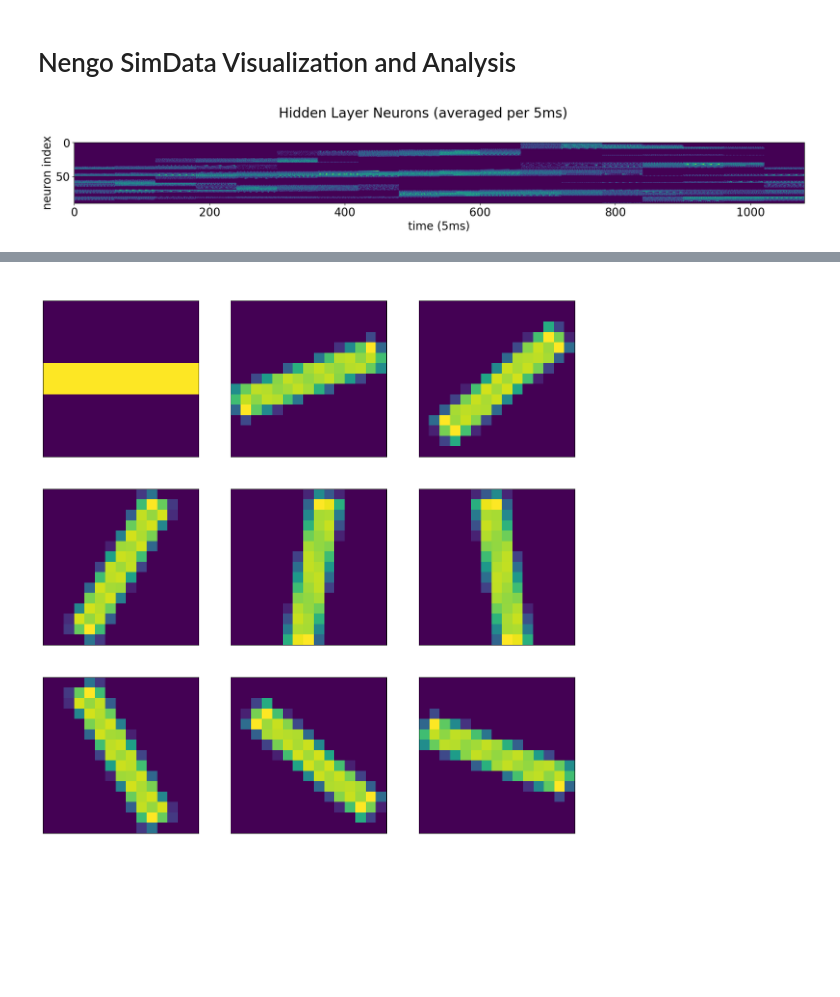
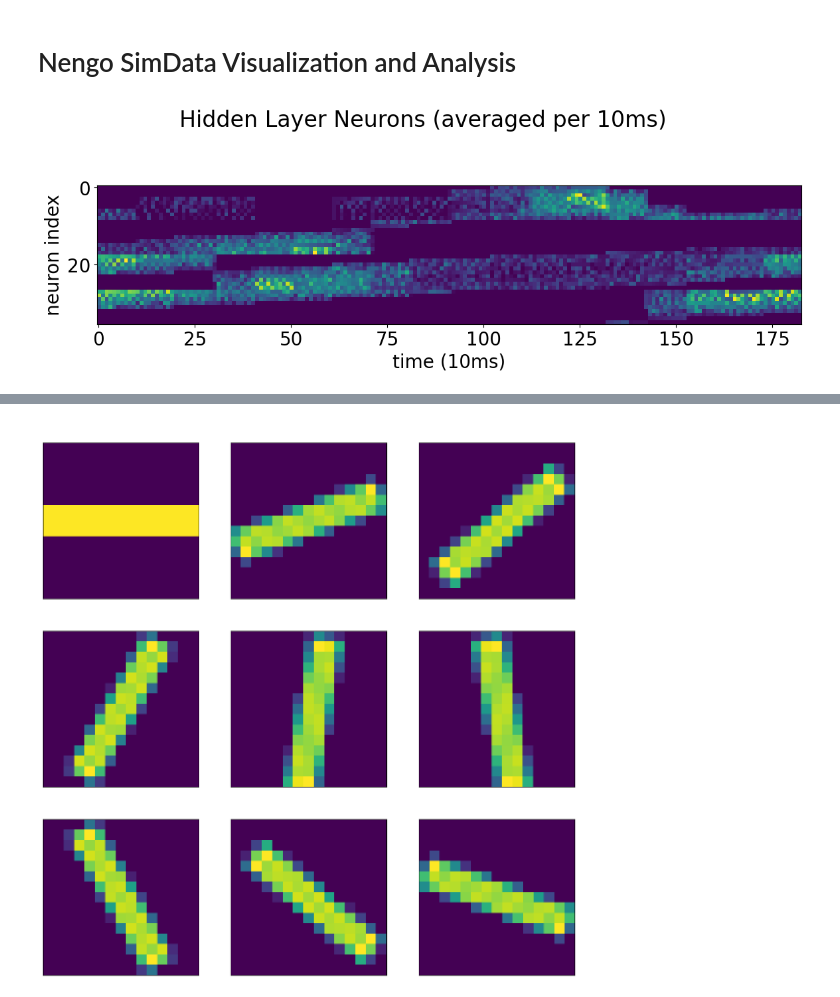
Before and after one commit to wngfra/tac3d, a Jupyter notebook: python/simdata_analysis.ipynb, the cells around one changed output, grey strips where cells are left out. Saved outputs shown, nothing was run; the diff lists cells and outputs as text; code cells hidden in the pictures; blank space fills up the shorter version.

Commit message:
updated nengo model

```diff
--- a/python/simdata_analysis.ipynb
+++ b/python/simdata_analysis.ipynb
@@ -2,15 +2,25 @@
 # Nengo SimData Visualization and Analysis
 # %%
 import os
+import pickle
 
 import matplotlib
 import matplotlib.pyplot as plt
+import nengo
 import numpy as np
 import pandas as pd
+import seaborn as sns
+from BarGenerator import BarGenerator as BG
+from sklearn.decomposition import PCA
+from sklearn.inspection import DecisionBoundaryDisplay
 from sklearn.metrics import ConfusionMatrixDisplay, confusion_matrix
 from sklearn.neighbors import KNeighborsClassifier
 
+%matplotlib widget
+
 save2fig = False
+plotpath = "../path"
+datapath = "../test_data.csv"
 
 matplotlib.rcParams.update({"font.size": 20})
 if save2fig:
@@ -22,29 +32,31 @@ else:
     matplotlib.rc("ytick", color="black")
     matplotlib.rc("text", color="black")
 
-plotpath = "../path"
-df = pd.read_csv("../test_data.csv")
+try:
+    df = pd.read_csv(datapath)
+except _:
+    print(f"{datapath} does not exist!")
 # %%
 # Plot distribution of the spiking activity every 100 ms
-dt = 1e-3
-plot_every = int(5e-3 / dt)
+dt = 2e-3
+plot_every = int(10e-3 / dt)
 mu = []
 for i in range(df.shape[0] // plot_every):
     X = df.iloc[i * plot_every : (i + 1) * plot_every].filter(regex="hidden+?")
     mu.append(X.mean(axis=0))
 
 mu = np.asarray(mu).T
 
-fig, axs = plt.subplots(1, 1, figsize=(22, 3))
+fig, axs = plt.subplots(1, 1, figsize=(12, 4))
 end = mu.shape[1] // 2
 axs.imshow(mu[:, :end])
-axs.set_xlabel("time (5ms)")
+axs.set_xlabel("time (10ms)")
 axs.set_ylabel("neuron index")
-plt.suptitle(r"Hidden Layer Neurons (averaged per 5ms)")
+plt.suptitle(r"Hidden Layer Neurons (averaged per 10ms)")
 plt.tight_layout()
 
 if os.path.isdir(plotpath):
     filepath = os.path.join(plotpath, "hidden_layer.png")
     plt.savefig(filepath, dpi=600, transparent=True)
 # %% [output]
-[figure, old version]
+[figure, new version]
```
Also changed, not shown: parts of 6 cells of this notebook, 2 other files.
